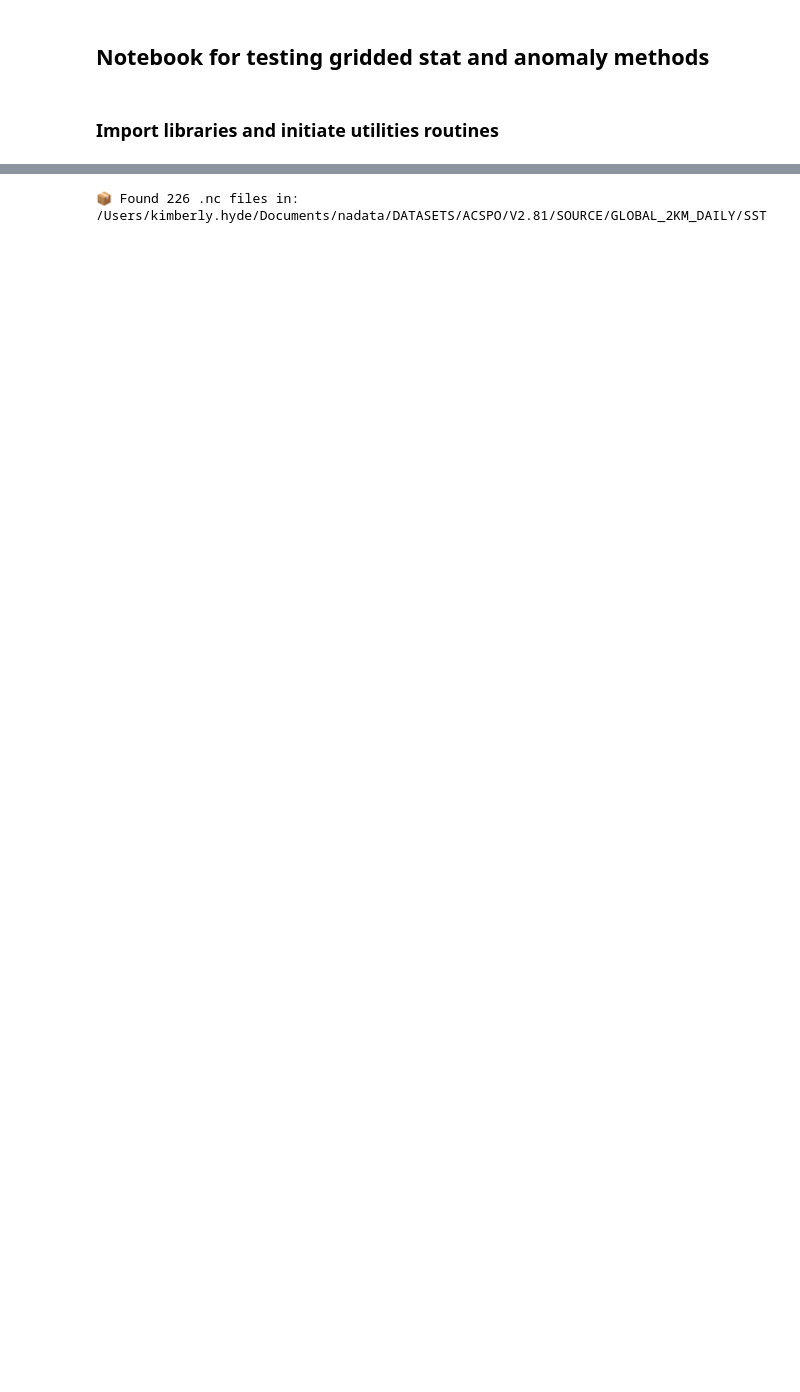
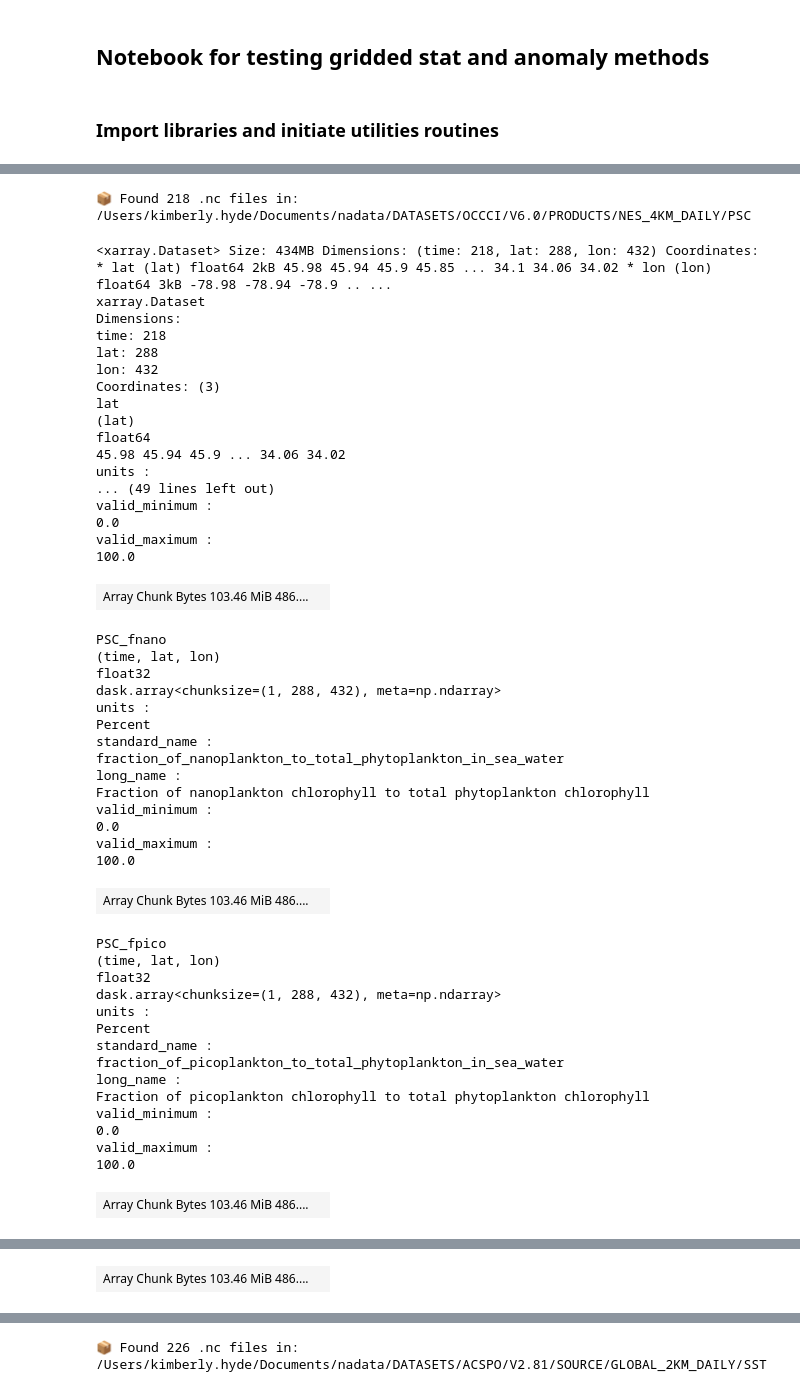
Before and after one commit to NEFSC/READ-EDAB-satdata_processing, a Jupyter notebook: notebooks/stats_anoms_development.ipynb, the cells around one changed output, grey strips where cells are left out. Drawn from its saved outputs; the diff is of its cells as text; code cells hidden in the pictures; blank space fills up the shorter version.

```diff
--- a/notebooks/stats_anoms_development.ipynb
+++ b/notebooks/stats_anoms_development.ipynb
@@ -40,2 +459,52 @@ build_stats_map('CHL','M',subset='NES',verbose=True)
 # %%
-get_prod_files('SST',period='M',map_region='NES')
+xr.open_mfdataset(get_prod_files('PSC'))
+# %% [output]
+📦 Found 218 .nc files in: /Users/kimberly.hyde/Documents/nadata/DATASETS/OCCCI/V6.0/PRODUCTS/NES_4KM_DAILY/PSC
+<xarray.Dataset> Size: 434MB Dimensions: (time: 218, lat: 288, lon: 432) Coordinates: * lat (lat) float64 2kB 45.98 45.94 45.9 45.85 ... 34.1 34.06 34.02 * lon (lon) float64 3kB -78.98 -78.94 -78.9 .. ...
+xarray.Dataset
+Dimensions:
+time: 218
+lat: 288
+lon: 432
+Coordinates: (3)
+lat
+(lat)
+float64
+45.98 45.94 45.9 ... 34.06 34.02
+units :
+... (49 lines left out)
+valid_minimum :
+0.0
+valid_maximum :
+100.0
+| Array Chunk Bytes 103.46 MiB 486.... |  |
+PSC_fnano
+(time, lat, lon)
+float32
+dask.array<chunksize=(1, 288, 432), meta=np.ndarray>
+units :
+Percent
+standard_name :
+fraction_of_nanoplankton_to_total_phytoplankton_in_sea_water
+long_name :
+Fraction of nanoplankton chlorophyll to total phytoplankton chlorophyll
+valid_minimum :
+0.0
+valid_maximum :
+100.0
+| Array Chunk Bytes 103.46 MiB 486.... |  |
+PSC_fpico
+(time, lat, lon)
+float32
+dask.array<chunksize=(1, 288, 432), meta=np.ndarray>
+units :
+Percent
+standard_name :
+fraction_of_picoplankton_to_total_phytoplankton_in_sea_water
+long_name :
+Fraction of picoplankton chlorophyll to total phytoplankton chlorophyll
+valid_minimum :
+0.0
+valid_maximum :
+100.0
+| Array Chunk Bytes 103.46 MiB 486.... |  |
@@ -41,0 +525 @@ get_prod_files('SST',period='M',map_region='NES')
+| Array Chunk Bytes 103.46 MiB 486.... |  |
```
Also changed, not shown: parts of 35 cells of this notebook, 5 other files.
